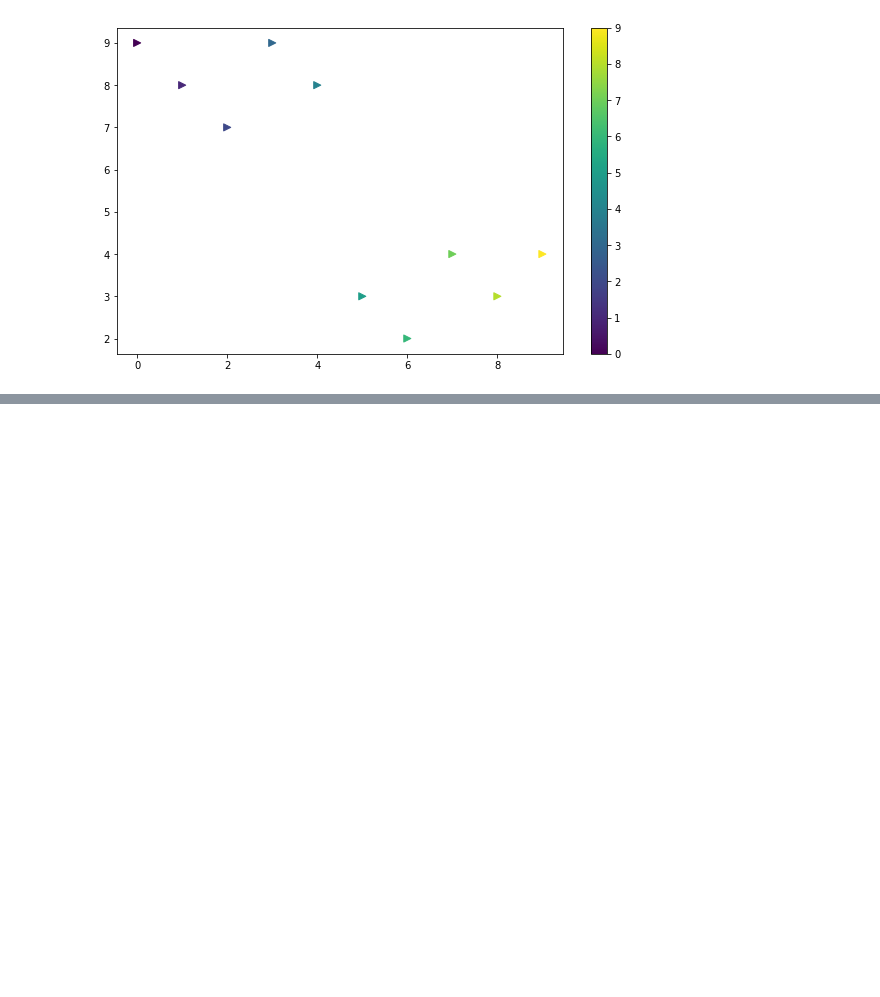
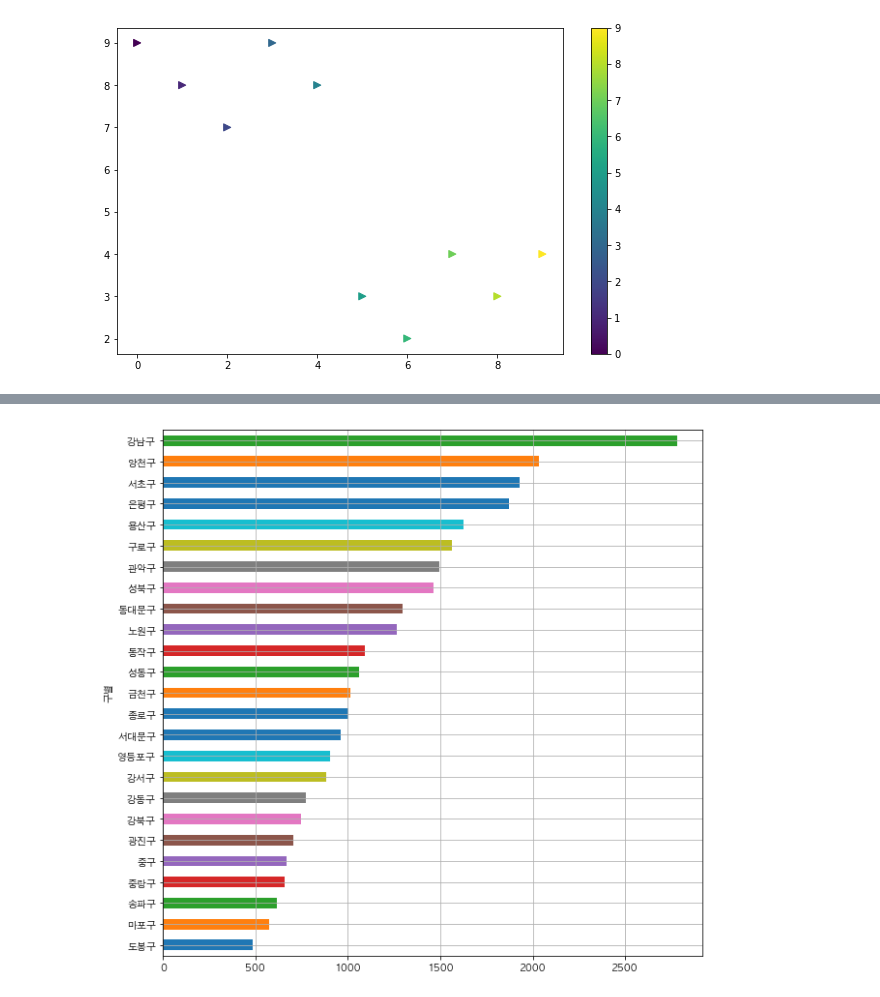
Before and after one commit to jbaeckn/data_jumurugi, a Jupyter notebook: chapter1/Chapter1_Notes.ipynb, the cells around one changed output, grey strips where cells are left out. Cells and saved outputs as stored; diff of their text form; code cells hidden in the pictures; blank space fills up the shorter version.

```diff
--- a/chapter1/Chapter1_Notes.ipynb
+++ b/chapter1/Chapter1_Notes.ipynb
@@ -880,0 +902,6 @@ plt.show()
+# %%
+#sorted values and then plot. this is much easier to see
+data_result['소계'].sort_values().plot(kind='barh', grid=True, figsize=(10,10))
+plt.show()
+# %% [output]
+[figure, added]
```
Also changed, not shown: parts of 32 cells of this notebook.
